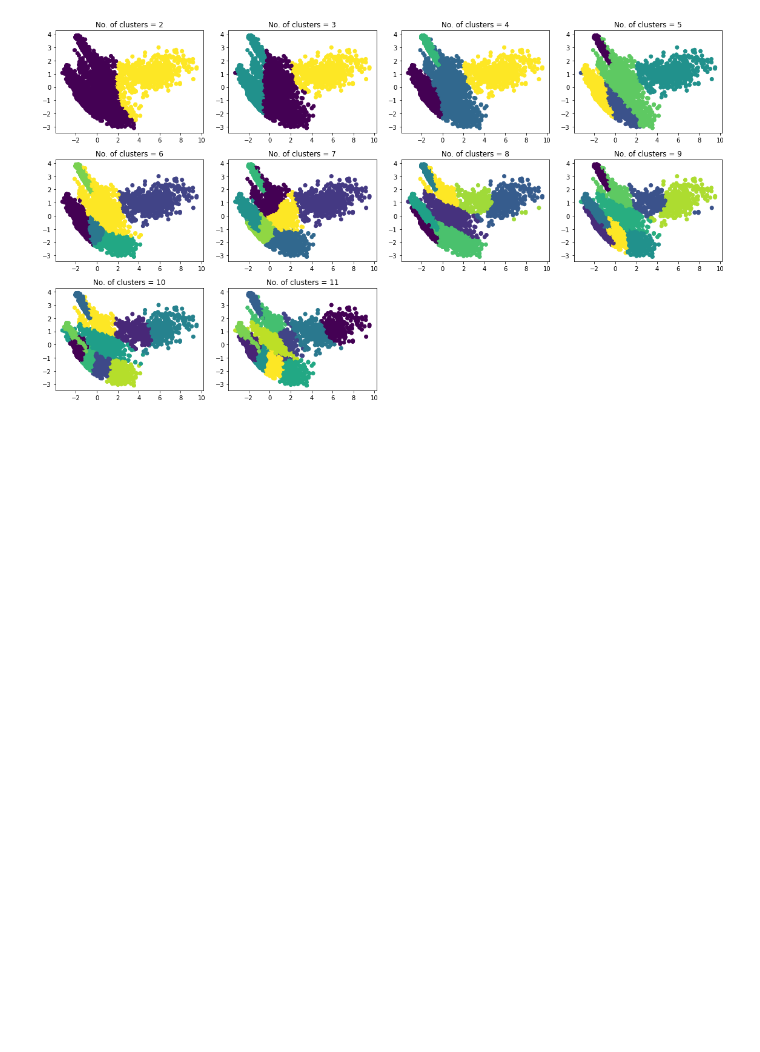
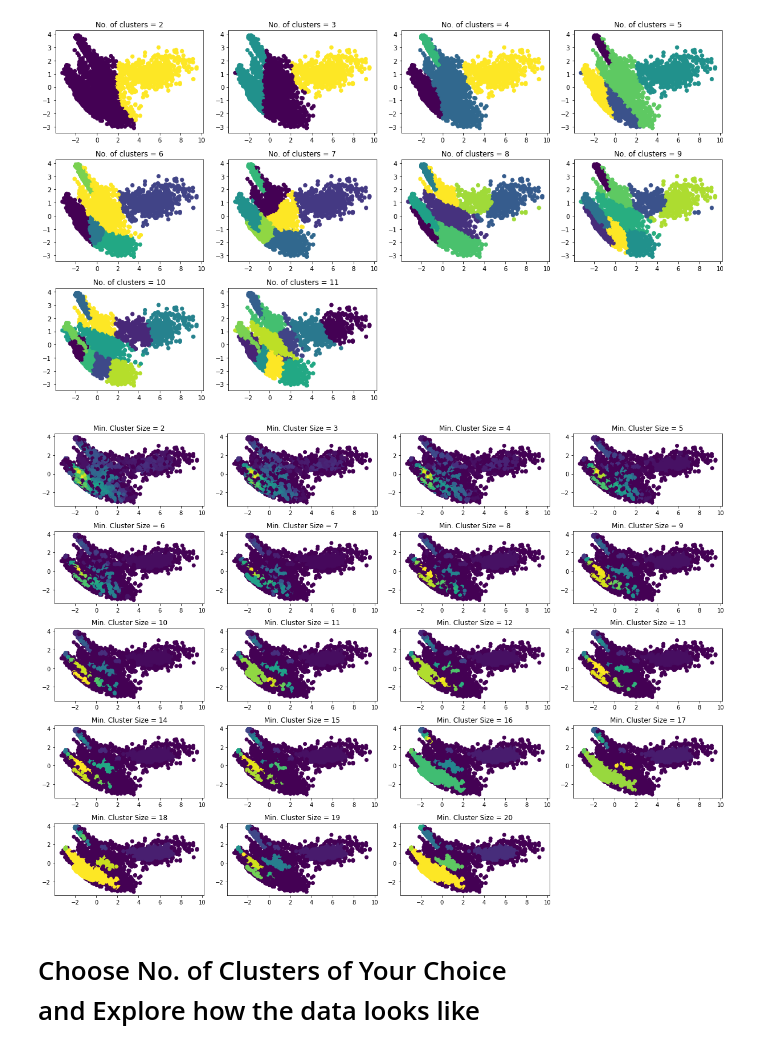
Before and after one commit to ng-kode/facebook_live, a Jupyter notebook: Automated EDA YMDh Approach.ipynb, the cells around one changed output. Cells and saved outputs as stored; diff of their text form; code cells hidden in the pictures; blank space fills up the shorter version.

```diff
--- a/Automated EDA YMDh Approach.ipynb
+++ b/Automated EDA YMDh Approach.ipynb
@@ -587,20 +602,22 @@ plt.tight_layout()
 # %% [output]
 [figure]
 # %%
-# import hdbscan
+import hdbscan
 
-# clust_number = 2
-# plot_number = 1
-# plt.figure (figsize=(17,12))
-# while clust_number < 21:
-#     hdb = hdbscan.HDBSCAN(min_cluster_size=clust_number)
-#     hdb_pred = hdb.fit(x_pca)
-#     plt.subplot(5, 4, plot_number, title = 'Min. Cluster Size = {}'.format(clust_number))
-#     plt.scatter(x_pca[:,0], x_pca[:,1], c=hdb_pred.labels_)
-#     plot_number += 1
-#     clust_number += 1
+clust_number = 2
+plot_number = 1
+plt.figure (figsize=(17,12))
+while clust_number < 21:
+    hdb = hdbscan.HDBSCAN(min_cluster_size=clust_number)
+    hdb_pred = hdb.fit(x_pca)
+    plt.subplot(5, 4, plot_number, title = 'Min. Cluster Size = {}'.format(clust_number))
+    plt.scatter(x_pca[:,0], x_pca[:,1], c=hdb_pred.labels_)
+    plot_number += 1
+    clust_number += 1
 
-# plt.tight_layout()
+plt.tight_layout()
+# %% [output]
+[figure, added]
 # %%
 def explore_each_cluster(model):
     preds = model.predict(x_pca)
@@ -612,4 +629,6 @@ def explore_each_cluster(model):
 def reverse_dummies(cat_df):
     x = cat_df.stack()
     return pd.Series(pd.Categorical(x[x!=0].index.get_level_values(1)))
+# %% [markdown]
+# Choose No. of Clusters of Your Choice <br> and Explore how the data looks like
 # %%
```
Also changed, not shown: parts of 5 cells of this notebook.
